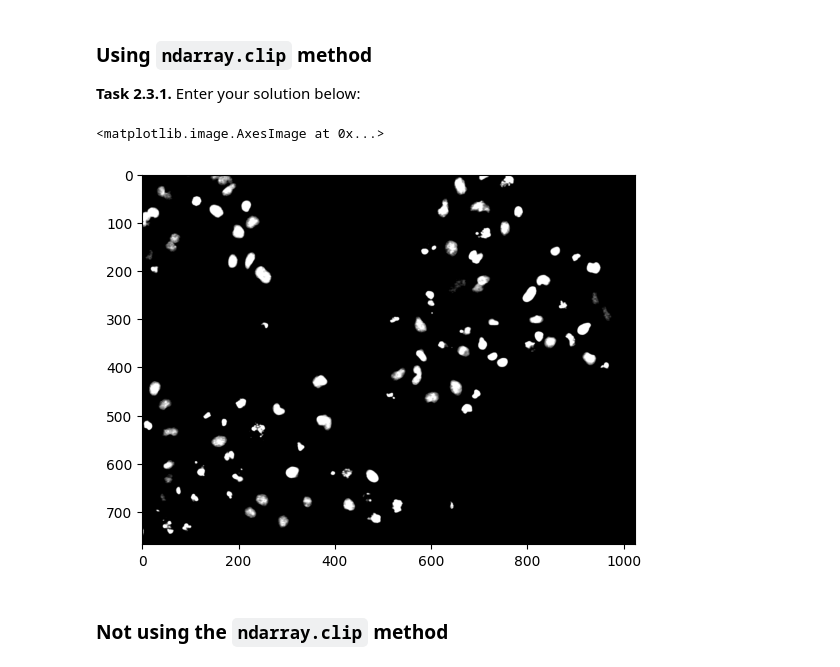
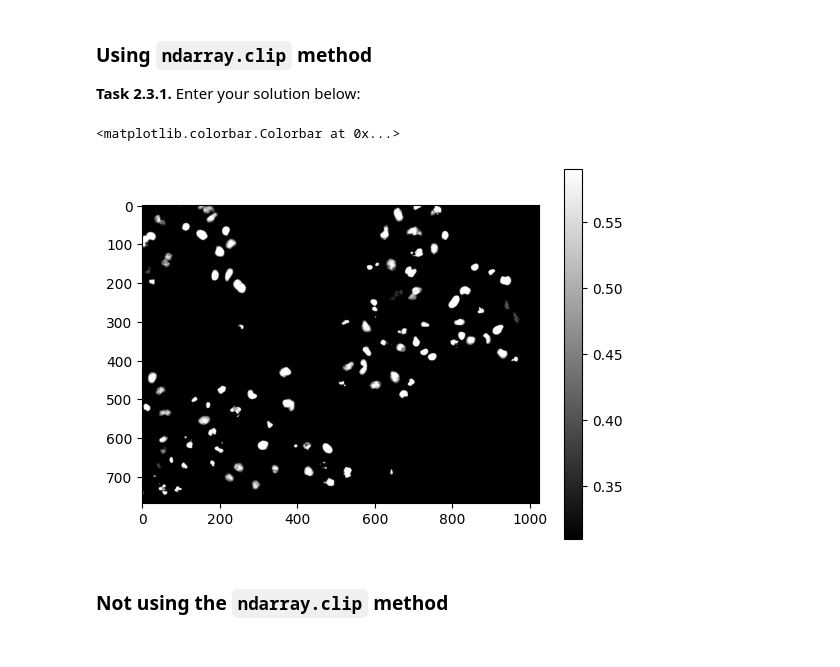
Before and after one commit to rMaximr/mobi-fs3-python, a Jupyter notebook: task2.ipynb, the cells around one changed output. Saved outputs shown, nothing was run; the diff lists cells and outputs as text; code cells hidden in the pictures.

```diff
--- a/task2.ipynb
+++ b/task2.ipynb
@@ -51,9 +51,10 @@ T2 = 0.59
 # %%
 y = img.clip(0.31, 0.59)
 plt.imshow(y, 'gray')
+plt.colorbar()
 # %% [output]
-<matplotlib.image.AxesImage at 0x...>
+<matplotlib.colorbar.Colorbar at 0x...>
-[figure, old version]
+[figure, new version]
 # %% [markdown]
 ### Not using the `ndarray.clip` method
 # %% [markdown]
```
Also changed, not shown: parts of 2 cells of this notebook.
